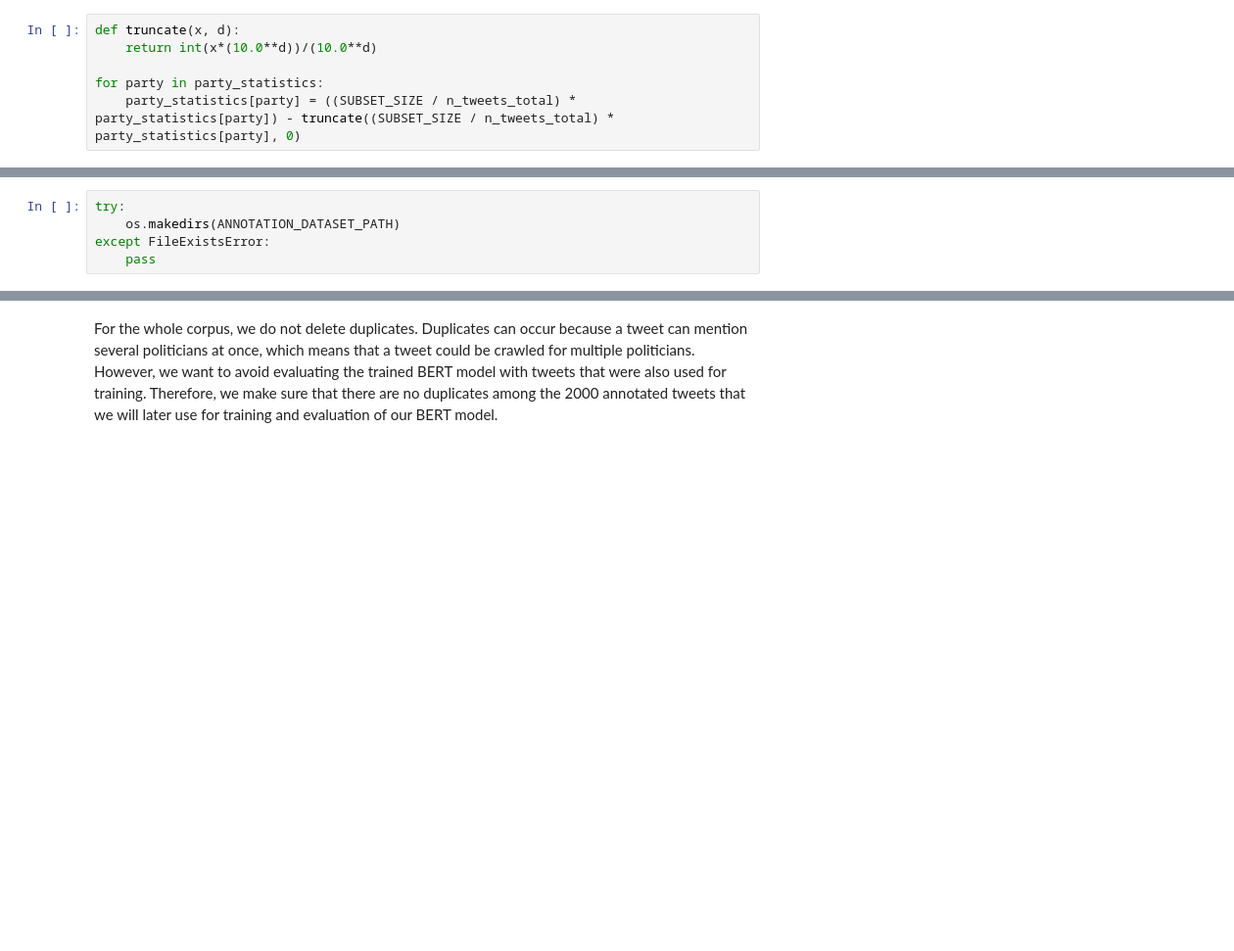
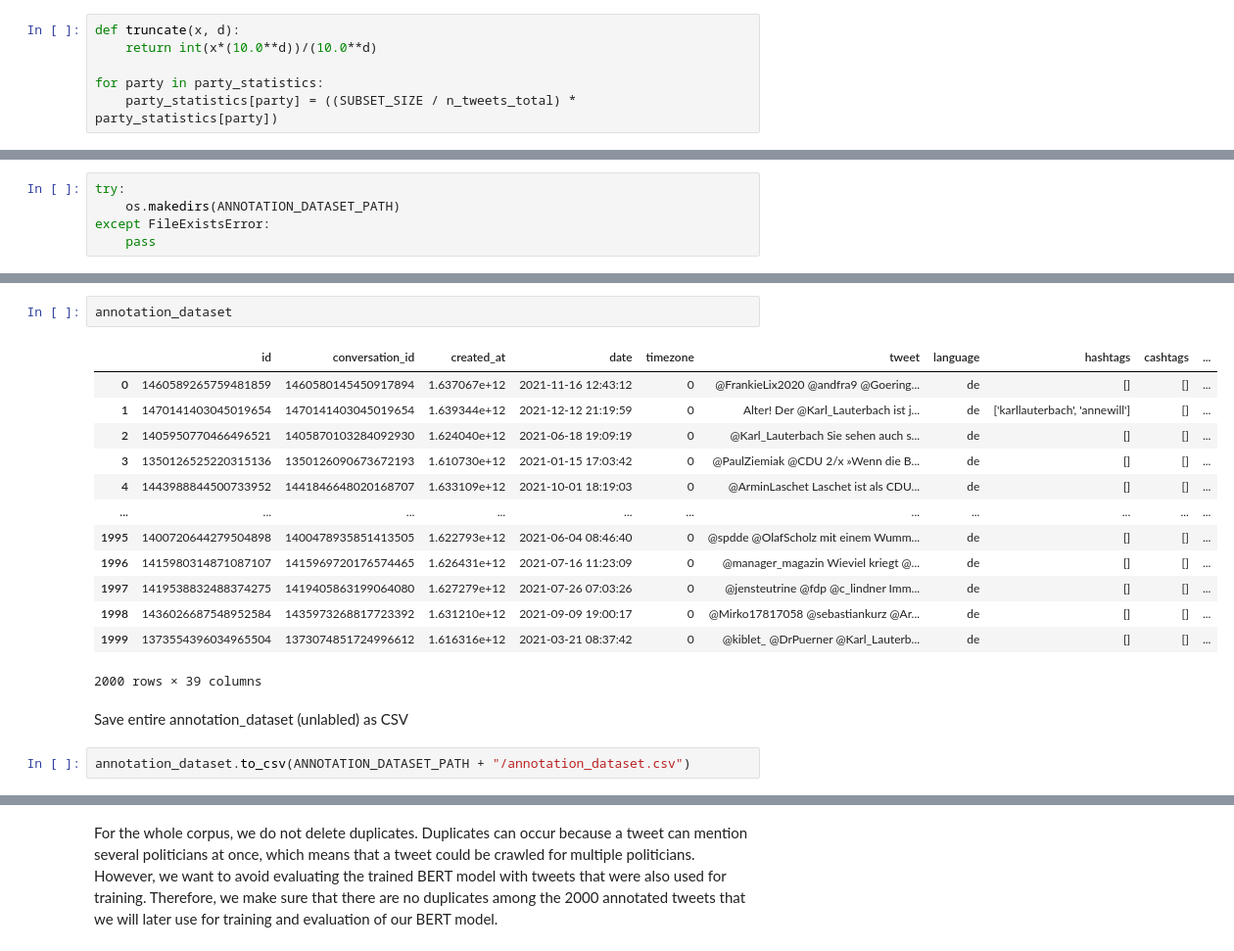
Before and after one commit to NilsHellwig/Twitter_German_Federal_Election_Perception_2021, a Jupyter notebook: 02 Dataset Cleaning and Creation of Subsets/create_annotation_subset.ipynb, the cells around one changed output, grey strips where cells are left out. Shown at 98% size. Saved outputs shown, nothing was run; the diff lists cells and outputs as text; blank space fills up the shorter version.

```diff
--- a/02 Dataset Cleaning and Creation of Subsets/create_annotation_subset.ipynb
+++ b/02 Dataset Cleaning and Creation of Subsets/create_annotation_subset.ipynb
@@ -80,4 +78,4 @@ def truncate(x, d):
     return int(x*(10.0**d))/(10.0**d)
 
 for party in party_statistics:
-    party_statistics[party] = ((SUBSET_SIZE / n_tweets_total) * party_statistics[party]) - truncate((SUBSET_SIZE / n_tweets_total) * party_statistics[party], 0)
+    party_statistics[party] = ((SUBSET_SIZE / n_tweets_total) * party_statistics[party])
@@ -137,0 +157,20 @@ annotation_dataset.to_csv(ANNOTATION_DATASET_PATH + "/annotation_dataset.csv")
+# %%
+annotation_dataset
+# %% [output]
+|  | id | conversation_id | created_at | date | timezone | tweet | language | hashtags | cashtags | ... |
+| 0 | 1460589265759481859 | 1460580145450917894 | 1.637067e+12 | 2021-11-16 12:43:12 | 0 | @FrankieLix2020 @andfra9 @Goering... | de | [] | [] | ... |
+| 1 | 1470141403045019654 | 1470141403045019654 | 1.639344e+12 | 2021-12-12 21:19:59 | 0 | Alter! Der @Karl_Lauterbach ist j... | de | ['karllauterbach', 'annewill'] | [] | ... |
+| 2 | 1405950770466496521 | 1405870103284092930 | 1.624040e+12 | 2021-06-18 19:09:19 | 0 | @Karl_Lauterbach Sie sehen auch s... | de | [] | [] | ... |
+| 3 | 1350126525220315136 | 1350126090673672193 | 1.610730e+12 | 2021-01-15 17:03:42 | 0 | @PaulZiemiak @CDU 2/x »Wenn die B... | de | [] | [] | ... |
+| 4 | 1443988844500733952 | 1441846648020168707 | 1.633109e+12 | 2021-10-01 18:19:03 | 0 | @ArminLaschet Laschet ist als CDU... | de | [] | [] | ... |
+| ... | ... | ... | ... | ... | ... | ... | ... | ... | ... | ... |
+| 1995 | 1400720644279504898 | 1400478935851413505 | 1.622793e+12 | 2021-06-04 08:46:40 | 0 | @spdde @OlafScholz mit einem Wumm... | de | [] | [] | ... |
+| 1996 | 1415980314871087107 | 1415969720176574465 | 1.626431e+12 | 2021-07-16 11:23:09 | 0 | @manager_magazin Wieviel kriegt @... | de | [] | [] | ... |
+| 1997 | 1419538832488374275 | 1419405863199064080 | 1.627279e+12 | 2021-07-26 07:03:26 | 0 | @jensteutrine @fdp @c_lindner Imm... | de | [] | [] | ... |
+| 1998 | 1436026687548952584 | 1435973268817723392 | 1.631210e+12 | 2021-09-09 19:00:17 | 0 | @Mirko17817058 @sebastiankurz @Ar... | de | [] | [] | ... |
+| 1999 | 1373554396034965504 | 1373074851724996612 | 1.616316e+12 | 2021-03-21 08:37:42 | 0 | @kiblet_ @DrPuerner @Karl_Lauterb... | de | [] | [] | ... |
+2000 rows × 39 columns
+# %% [markdown]
+Save entire annotation_dataset (unlabled) as CSV
+# %%
+annotation_dataset.to_csv(ANNOTATION_DATASET_PATH + "/annotation_dataset.csv")
```
Also changed, not shown: parts of 17 cells of this notebook, 8 other files.
